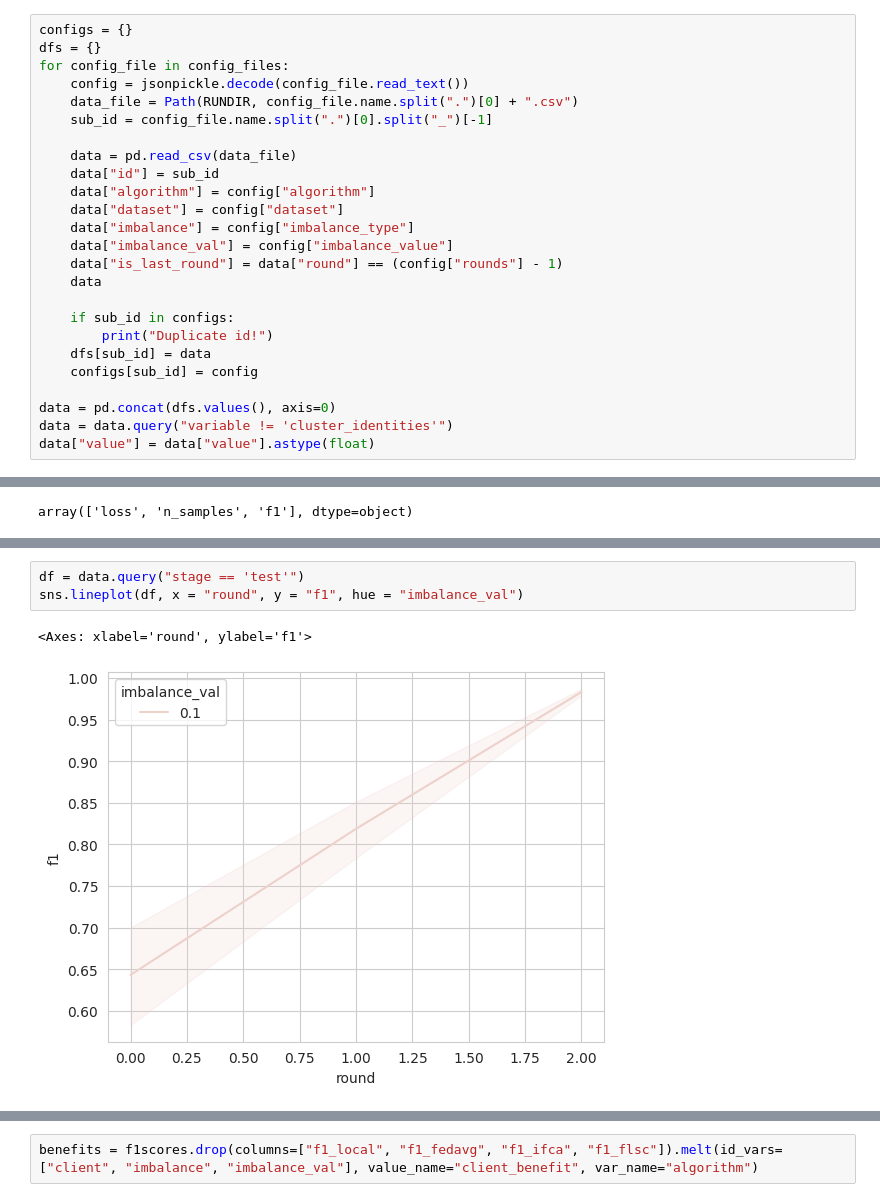
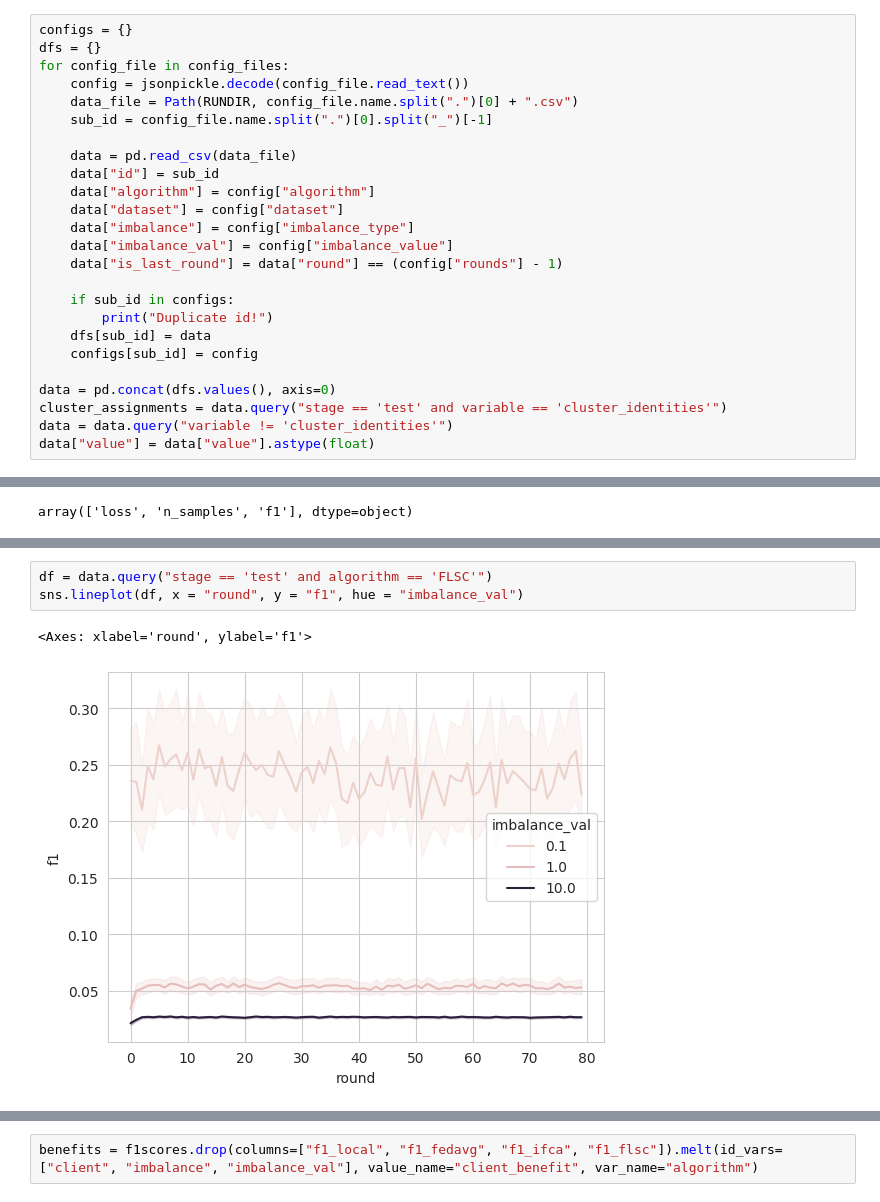
Before and after one commit to lmeinhold/client-benefit-contribution-cfl, a Jupyter notebook: notebooks/Client Benefit.ipynb, the cells around one changed output, grey strips where cells are left out. Cells and saved outputs as stored; diff of their text form.

Commit message:
Fix flsc cluster assignment

```diff
--- a/notebooks/Client Benefit.ipynb
+++ b/notebooks/Client Benefit.ipynb
@@ -30,7 +30,6 @@ for config_file in config_files:
     data["imbalance"] = config["imbalance_type"]
     data["imbalance_val"] = config["imbalance_value"]
     data["is_last_round"] = data["round"] == (config["rounds"] - 1)
-    data
 
     if sub_id in configs:
         print("Duplicate id!")
@@ -38,6 +37,7 @@ for config_file in config_files:
     configs[sub_id] = config
 
 data = pd.concat(dfs.values(), axis=0)
+cluster_assignments = data.query("stage == 'test' and variable == 'cluster_identities'")
 data = data.query("variable != 'cluster_identities'")
 data["value"] = data["value"].astype(float)
 # %%
@@ -63,8 +63,8 @@ sns.lineplot(df, x = "round", y = "loss", hue = "imbalance_val")
 # %%
-df = data.query("stage == 'test'")
+df = data.query("stage == 'test' and algorithm == 'FLSC'")
 sns.lineplot(df, x = "round", y = "f1", hue = "imbalance_val")
 # %% [output]
 <Axes: xlabel='round', ylabel='f1'>
-[figure, old version]
+[figure, new version]
 # %%
 df_last = data.query("stage == 'test' and is_last_round")
```
Also changed, not shown: parts of 18 cells of this notebook, 4 other files.
